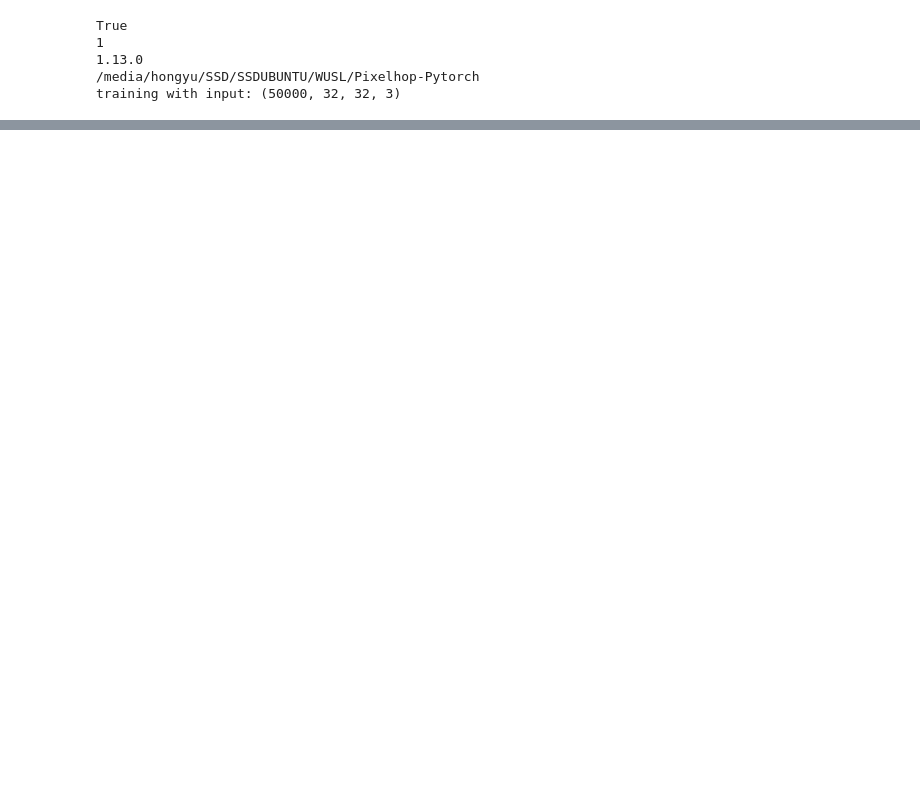
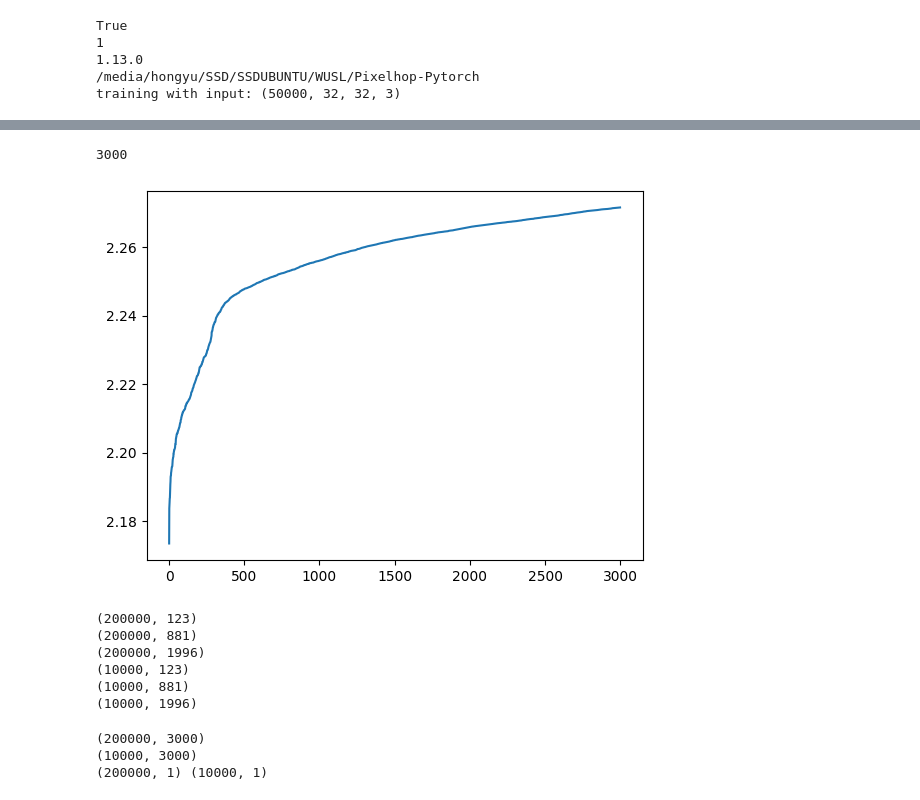
Before and after one commit to ChuniHiro/Pixelhop-Pytorch, a Jupyter notebook: PixelhopDCAC.ipynb, the cells around one changed output, grey strips where cells are left out. Saved outputs shown, nothing was run; the diff lists cells and outputs as text; code cells hidden in the pictures; blank space fills up the shorter version.

```diff
--- a/PixelhopDCAC.ipynb
+++ b/PixelhopDCAC.ipynb
@@ -127,0 +138,7 @@ model saved at  ./model/model_max_abs_pooling_2ths.pkl
+# %%
+# load model
+
+trainname = 'max_abs_pooling_5x5'
+module_filename = './model/model_' + trainname +'.pkl'
+pixelhopmodel = pickle.load(open(module_filename ,'rb'))
+print("model loaded at ", module_filename)
@@ -143,0 +935,53 @@ for featmap in featmaps:
+# %%
+# DFT_3hop_3000 = np.concatenate(np.array(DFThop1)[DFThop1_select], np.array(DFThop2)[DFThop2_select],\
+                # np.array(DFThop3)[DFThop3_select])ap
+
+DFT_3hop_3000 = list(np.array(DFThop1)[DFThop1_select]) + list(np.array(DFThop2)[DFThop2_select])\
+                + list(np.array(DFThop3)[DFThop3_select])
+
+DFT_3hop_3000_idx = np.argsort(DFT_3hop_3000)
+print(len(DFT_3hop_3000_idx))
+
+plt.plot(np.array(DFT_3hop_3000)[DFT_3hop_3000_idx])
+plt.show()
+# %% [output]
+3000
+[figure, added]
+# %%
+feattrain_3hop_3000 = []
+for hopidx in [2, 1, 0]:
+
+    feattmp = feattrain[hopidx + 1]
+    feattmp = feattmp.reshape((feattmp.shape[0], -1))
+    # print(feattmp.shape, len(DFT_3hop_select[hopidx]))
+    feattmp = feattmp[:,DFT_3hop_select[hopidx]]
+    print(feattmp.shape)
+    feattrain_3hop_3000.append(feattmp)
+
+feattest_3hop_3000 = []
+for hopidx in [2, 1, 0]:
+
+    feattmp = feattest[hopidx + 1]
+    feattmp = feattmp.reshape((feattmp.shape[0], -1))
+    # print(feattmp.shape, len(DFT_3hop_select[hopidx]))
+    feattmp = feattmp[:,DFT_3hop_select[hopidx]]
+    print(feattmp.shape)
+    feattest_3hop_3000.append(feattmp)
+# %% [output]
+(200000, 123)
+(200000, 881)
+(200000, 1996)
+(10000, 123)
+(10000, 881)
+(10000, 1996)
+# %%
+feattrain_3hop_3000 = np.concatenate(feattrain_3hop_3000, axis= -1)
+print(feattrain_3hop_3000.shape)
+feattest_3hop_3000 = np.concatenate(feattest_3hop_3000 , axis= -1)
+print(feattest_3hop_3000.shape)
+
+print(y_train_200K.shape, y_test.shape)
+# %% [output]
+(200000, 3000)
+(10000, 3000)
+(200000, 1) (10000, 1)
```
Also changed, not shown: parts of 50 cells of this notebook.
